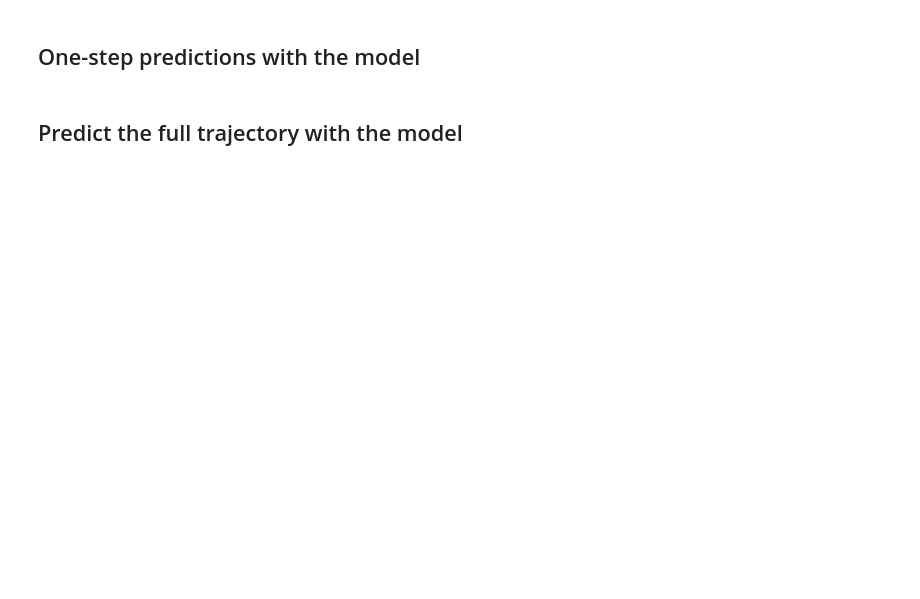
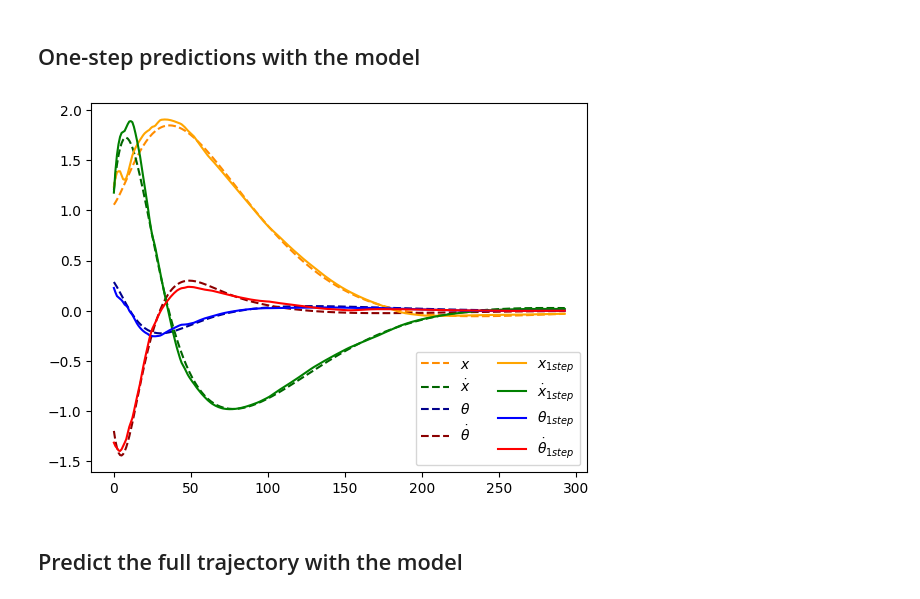
Before and after one commit to Data-Science-in-Mechanical-Engineering/RLLBC, a Jupyter notebook: class_examples/7. Learning-Based Control/Cartpole_NARX.ipynb, the cells around one changed output. Cells and saved outputs as stored; diff of their text form; code cells hidden in the pictures; blank space fills up the shorter version.

```diff
--- a/class_examples/7. Learning-Based Control/Cartpole_NARX.ipynb
+++ b/class_examples/7. Learning-Based Control/Cartpole_NARX.ipynb
@@ -303,17 +331,19 @@ obs_arr = torch.from_numpy(obs_arr).type(torch.FloatTensor)
 # %%
 with torch.no_grad():
     one_step_preds = net(features)
-plt.plot(obs_arr[win_len:, 0], label='$x$', color='darkorange')
-plt.plot(obs_arr[win_len:, 1], label='$\dot{x}$', color='darkgreen')
-plt.plot(obs_arr[win_len:, 2], label='$\\theta$', color='darkblue')
-plt.plot(obs_arr[win_len:, 3], label='$\dot{\\theta}$', color='darkred')
+plt.plot(obs_arr[win_len:, 0], label='$x$', color='darkorange', linestyle='dashed')
+plt.plot(obs_arr[win_len:, 1], label='$\dot{x}$', color='darkgreen', linestyle='dashed')
+plt.plot(obs_arr[win_len:, 2], label='$\\theta$', color='darkblue', linestyle='dashed')
+plt.plot(obs_arr[win_len:, 3], label='$\dot{\\theta}$', color='darkred', linestyle='dashed')
 
 plt.plot(one_step_preds[:, 0], label='$x_{1 step}$', color='orange')
 plt.plot(one_step_preds[:, 1], label='$\dot{x}_{1 step}$', color='green')
 plt.plot(one_step_preds[:, 2], label='$\\theta_{1 step}$', color='blue')
 plt.plot(one_step_preds[:, 3], label='$\dot{\\theta}_{1 step}$', color='red')
 plt.legend(loc='lower right', ncol=2)
 plt.show()
+# %% [output]
+[figure, added]
 # %% [markdown]
 ## Predict the full trajectory with the model
 # %%
```
Also changed, not shown: parts of 6 cells of this notebook, 19 other files.
